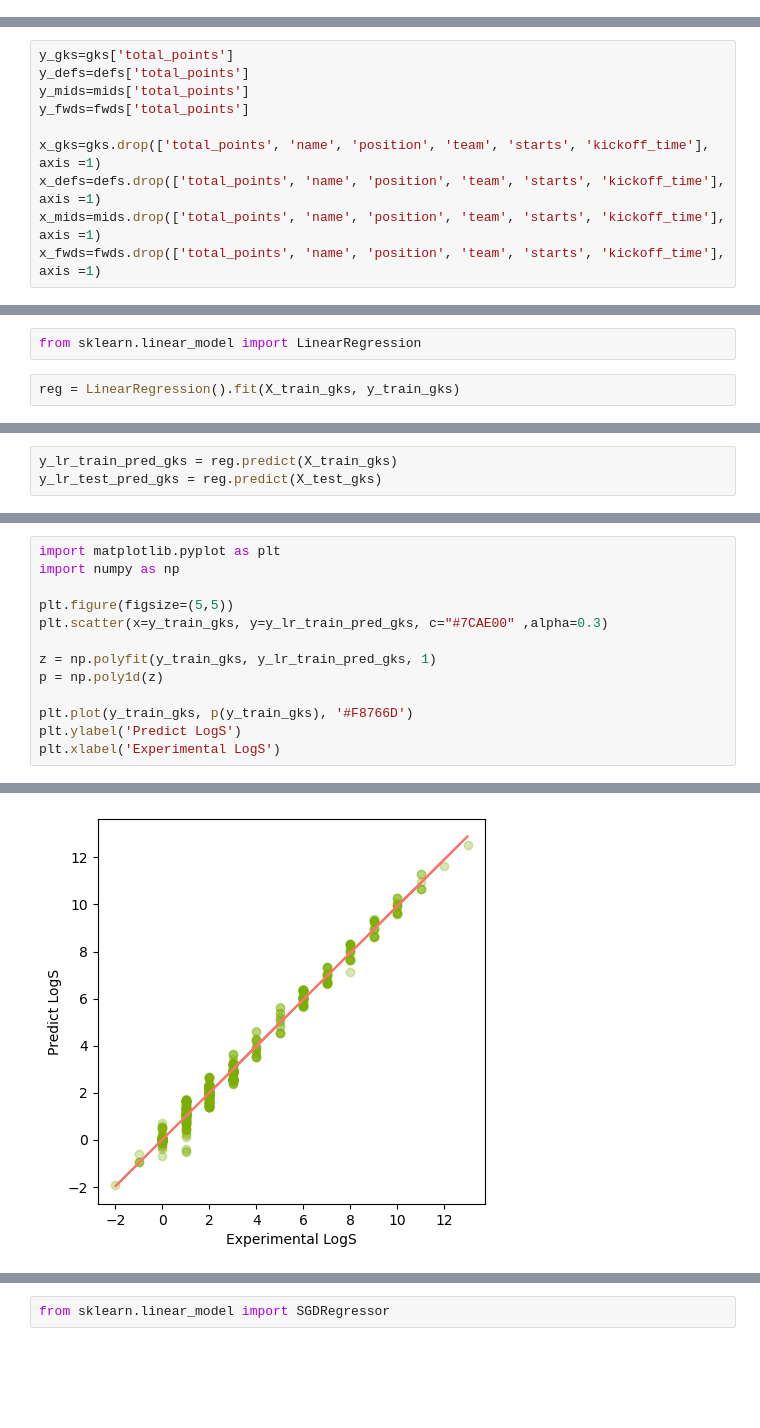
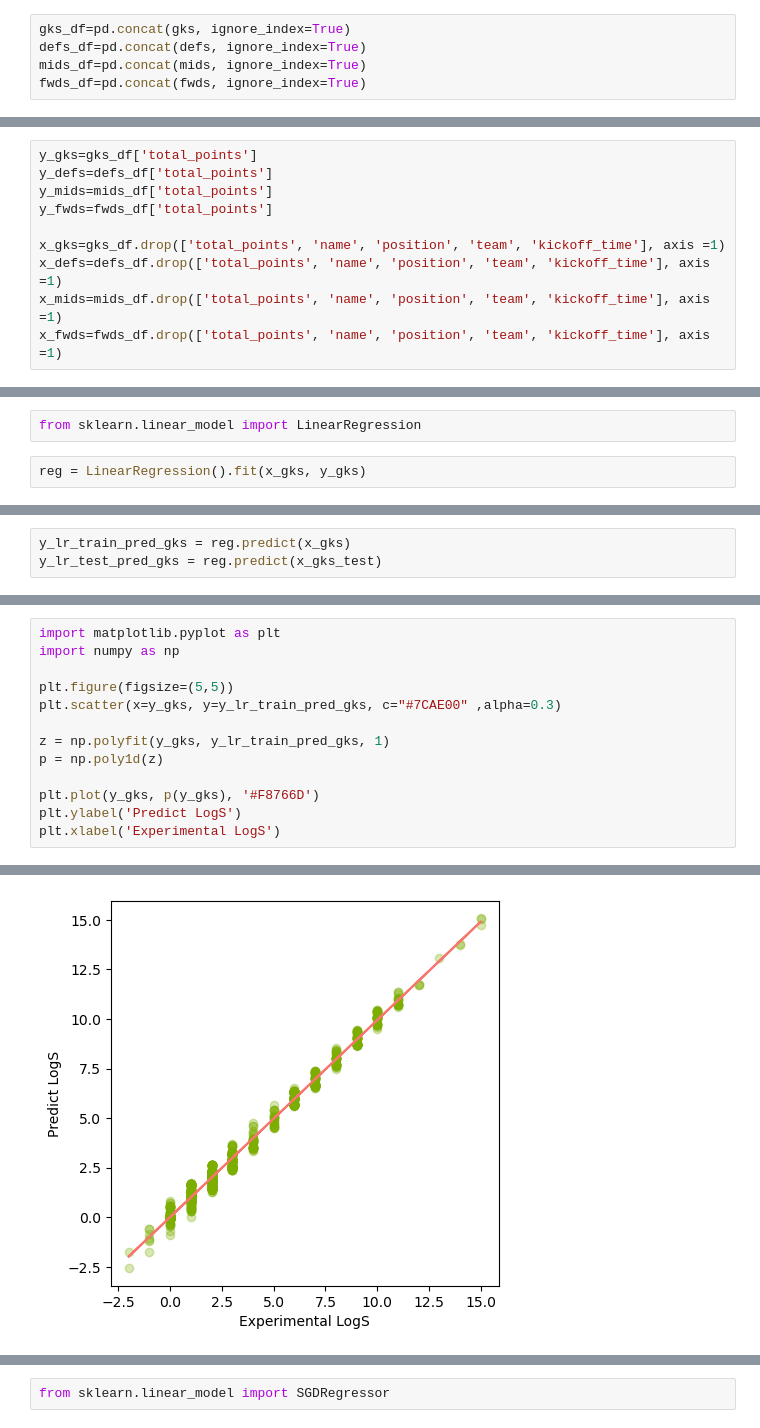
Before and after one commit to m-mukund/AI-Powered-Fantasy-Premier-League-Optimization-Platform, a Jupyter notebook: FPL_predictor.ipynb, the cells around one changed output, grey strips where cells are left out. Saved outputs shown, nothing was run; the diff lists cells and outputs as text; blank space fills up the shorter version.

Commit message:
gks regression added

```diff
--- a/FPL_predictor.ipynb
+++ b/FPL_predictor.ipynb
@@ -58,12 +88,17 @@ fwds=df.loc[df['position']=="FWD"]
+# %%
+gks_df=pd.concat(gks, ignore_index=True)
+defs_df=pd.concat(defs, ignore_index=True)
+mids_df=pd.concat(mids, ignore_index=True)
+fwds_df=pd.concat(fwds, ignore_index=True)
 # %%
 from sklearn.model_selection import train_test_split
 # %%
-y_gks=gks['total_points']
-y_defs=defs['total_points']
-y_mids=mids['total_points']
-y_fwds=fwds['total_points']
+y_gks=gks_df['total_points']
+y_defs=defs_df['total_points']
+y_mids=mids_df['total_points']
+y_fwds=fwds_df['total_points']
 
-x_gks=gks.drop(['total_points', 'name', 'position', 'team', 'starts', 'kickoff_time'], axis =1)
-x_defs=defs.drop(['total_points', 'name', 'position', 'team', 'starts', 'kickoff_time'], axis =1)
-x_mids=mids.drop(['total_points', 'name', 'position', 'team', 'starts', 'kickoff_time'], axis =1)
-x_fwds=fwds.drop(['total_points', 'name', 'position', 'team', 'starts', 'kickoff_time'], axis =1)
+x_gks=gks_df.drop(['total_points', 'name', 'position', 'team', 'kickoff_time'], axis =1)
+x_defs=defs_df.drop(['total_points', 'name', 'position', 'team', 'kickoff_time'], axis =1)
+x_mids=mids_df.drop(['total_points', 'name', 'position', 'team', 'kickoff_time'], axis =1)
+x_fwds=fwds_df.drop(['total_points', 'name', 'position', 'team', 'kickoff_time'], axis =1)
@@ -104,4 +140,4 @@ X_train_gks, X_test_gks, y_train_gks, y_test_gks = train_test_split(
 # %%
 from sklearn.linear_model import LinearRegression
 # %%
-reg = LinearRegression().fit(X_train_gks, y_train_gks)
+reg = LinearRegression().fit(x_gks, y_gks)
@@ -108,6 +165,6 @@ reg = LinearRegression().fit(X_train_gks, y_train_gks)
 # %%
-y_lr_train_pred_gks = reg.predict(X_train_gks)
-y_lr_test_pred_gks = reg.predict(X_test_gks)
+y_lr_train_pred_gks = reg.predict(x_gks)
+y_lr_test_pred_gks = reg.predict(x_gks_test)
 # %%
 
 from sklearn.metrics import mean_squared_error, r2_score
@@ -131,16 +188,16 @@ LR R2 (Test):  0.9910271035247
 # %%
 import matplotlib.pyplot as plt
 import numpy as np
 
 plt.figure(figsize=(5,5))
-plt.scatter(x=y_train_gks, y=y_lr_train_pred_gks, c="#7CAE00" ,alpha=0.3)
+plt.scatter(x=y_gks, y=y_lr_train_pred_gks, c="#7CAE00" ,alpha=0.3)
 
-z = np.polyfit(y_train_gks, y_lr_train_pred_gks, 1)
+z = np.polyfit(y_gks, y_lr_train_pred_gks, 1)
 p = np.poly1d(z)
 
-plt.plot(y_train_gks, p(y_train_gks), '#F8766D')
+plt.plot(y_gks, p(y_gks), '#F8766D')
 plt.ylabel('Predict LogS')
 plt.xlabel('Experimental LogS')
 # %% [output]
 Text(0.5, 0, 'Experimental LogS')
-[figure, old version]
+[figure, new version]
```
Also changed, not shown: parts of 27 cells of this notebook.
